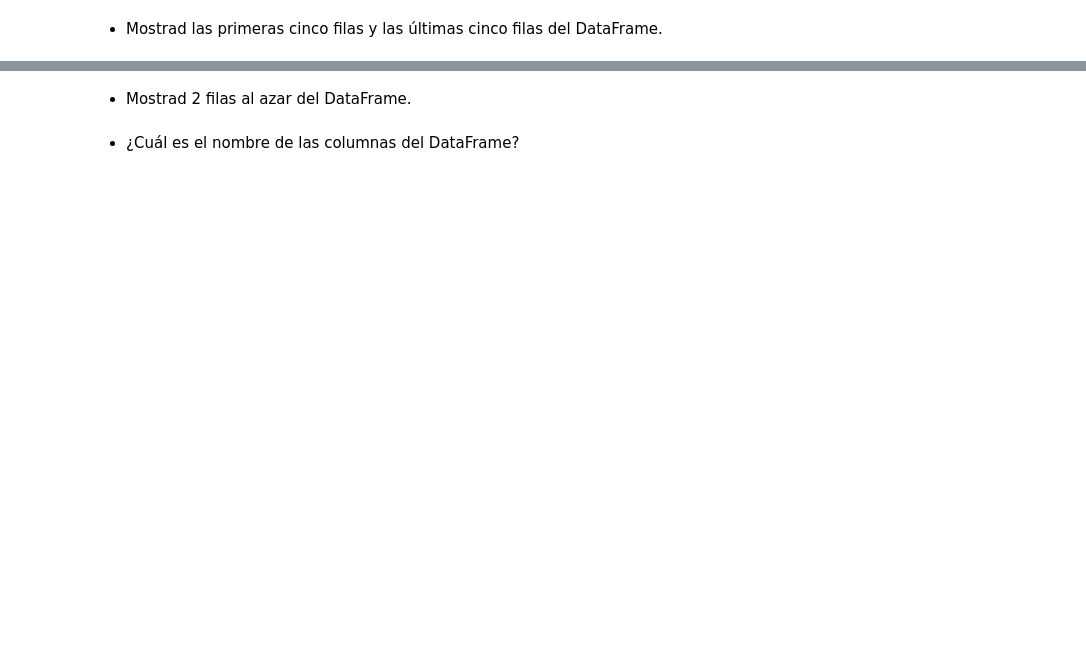
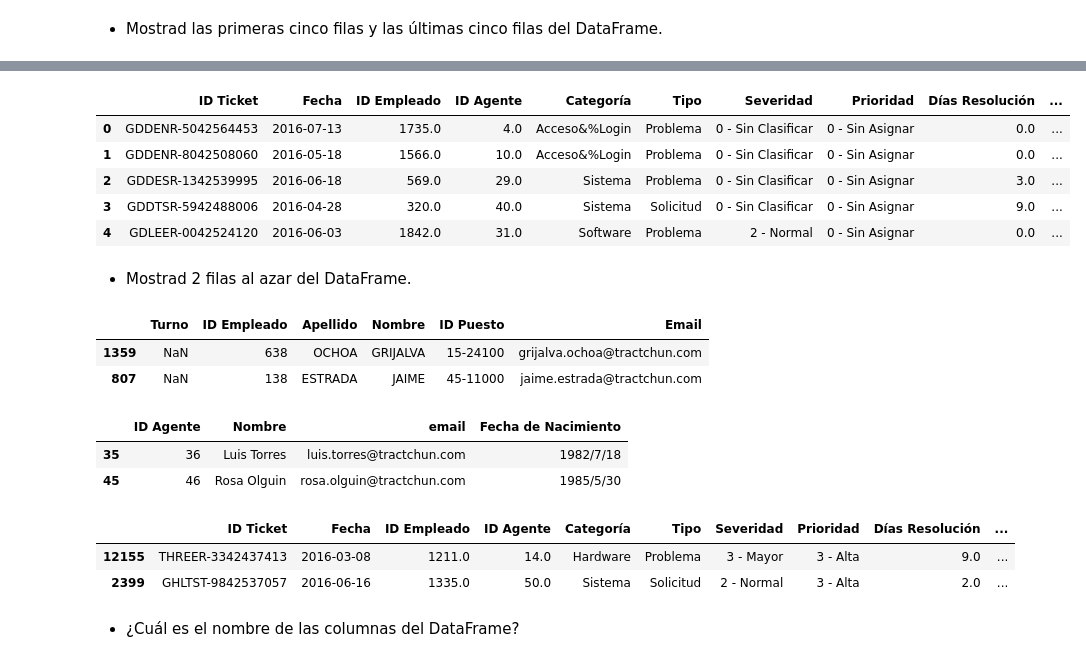
Before and after one commit to Adalab/promo-d-da-modulo2-sprint1-cassia-maitane, a Jupyter notebook: pandas/Pandas-III-metodos-pandas.ipynb, the cells around one changed output, grey strips where cells are left out. Drawn from its saved outputs; the diff is of its cells as text; code cells hidden in the pictures; blank space fills up the shorter version.

```diff
--- a/pandas/Pandas-III-metodos-pandas.ipynb
+++ b/pandas/Pandas-III-metodos-pandas.ipynb
@@ -15,4 +250,31 @@
+# %%
+df_2016.head()
+# %% [output]
+|  | ID Ticket | Fecha | ID Empleado | ID Agente | Categoría | Tipo | Severidad | Prioridad | Días Resolución | ... |
+| 0 | GDDENR-5042564453 | 2016-07-13 | 1735.0 | 4.0 | Acceso&%Login | Problema | 0 - Sin Clasificar | 0 - Sin Asignar | 0.0 | ... |
+| 1 | GDDENR-8042508060 | 2016-05-18 | 1566.0 | 10.0 | Acceso&%Login | Problema | 0 - Sin Clasificar | 0 - Sin Asignar | 0.0 | ... |
+| 2 | GDDESR-1342539995 | 2016-06-18 | 569.0 | 29.0 | Sistema | Problema | 0 - Sin Clasificar | 0 - Sin Asignar | 3.0 | ... |
+| 3 | GDDTSR-5942488006 | 2016-04-28 | 320.0 | 40.0 | Sistema | Solicitud | 0 - Sin Clasificar | 0 - Sin Asignar | 9.0 | ... |
+| 4 | GDLEER-0042524120 | 2016-06-03 | 1842.0 | 31.0 | Software | Problema | 2 - Normal | 0 - Sin Asignar | 0.0 | ... |
 # %% [markdown]
 - Mostrad 2 filas al azar del DataFrame.
+# %%
+df_emp.sample(2)
+# %% [output]
+|  | Turno | ID Empleado | Apellido | Nombre | ID Puesto | Email |
+| 1359 | NaN | 638 | OCHOA | GRIJALVA | 15-24100 | grijalva.ochoa@tractchun.com |
+| 807 | NaN | 138 | ESTRADA | JAIME | 45-11000 | jaime.estrada@tractchun.com |
+# %%
+df_agentes.sample(2)
+# %% [output]
+|  | ID Agente | Nombre | email | Fecha de Nacimiento |
+| 35 | 36 | Luis Torres | luis.torres@tractchun.com | 1982/7/18 |
+| 45 | 46 | Rosa Olguin | rosa.olguin@tractchun.com | 1985/5/30 |
+# %%
+df_2016.sample(2)
+# %% [output]
+|  | ID Ticket | Fecha | ID Empleado | ID Agente | Categoría | Tipo | Severidad | Prioridad | Días Resolución | ... |
+| 12155 | THREER-3342437413 | 2016-03-08 | 1211.0 | 14.0 | Hardware | Problema | 3 - Mayor | 3 - Alta | 9.0 | ... |
+| 2399 | GHLTST-9842537057 | 2016-06-16 | 1335.0 | 50.0 | Sistema | Solicitud | 2 - Normal | 3 - Alta | 2.0 | ... |
 # %% [markdown]
 - ¿Cuál es el nombre de las columnas del DataFrame?
```
Also changed, not shown: parts of 23 cells of this notebook.
